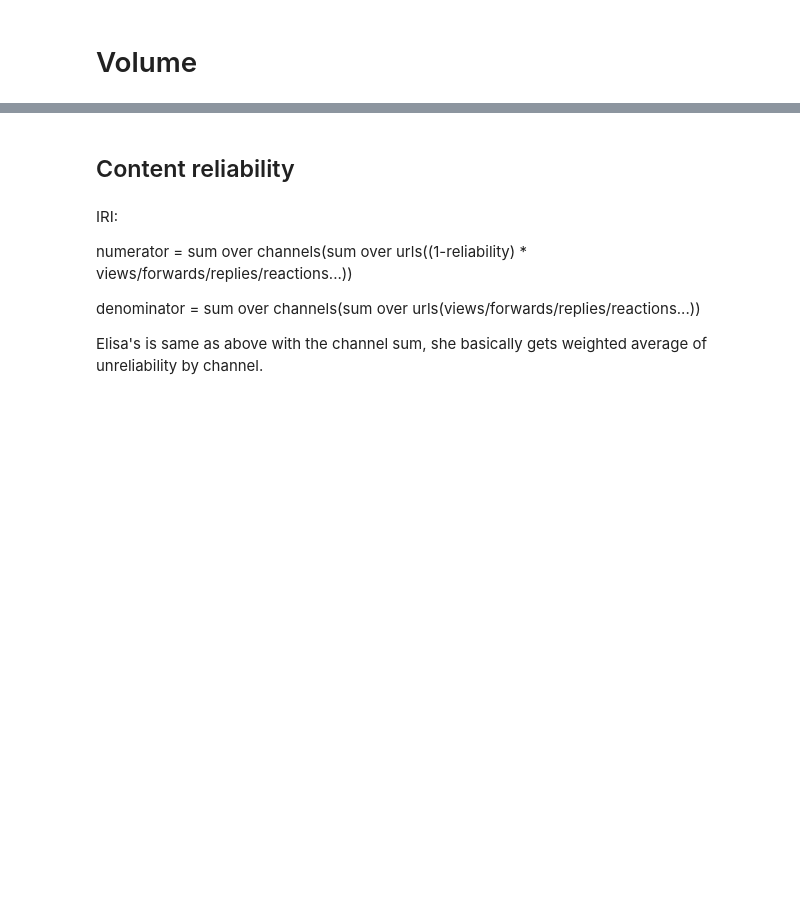
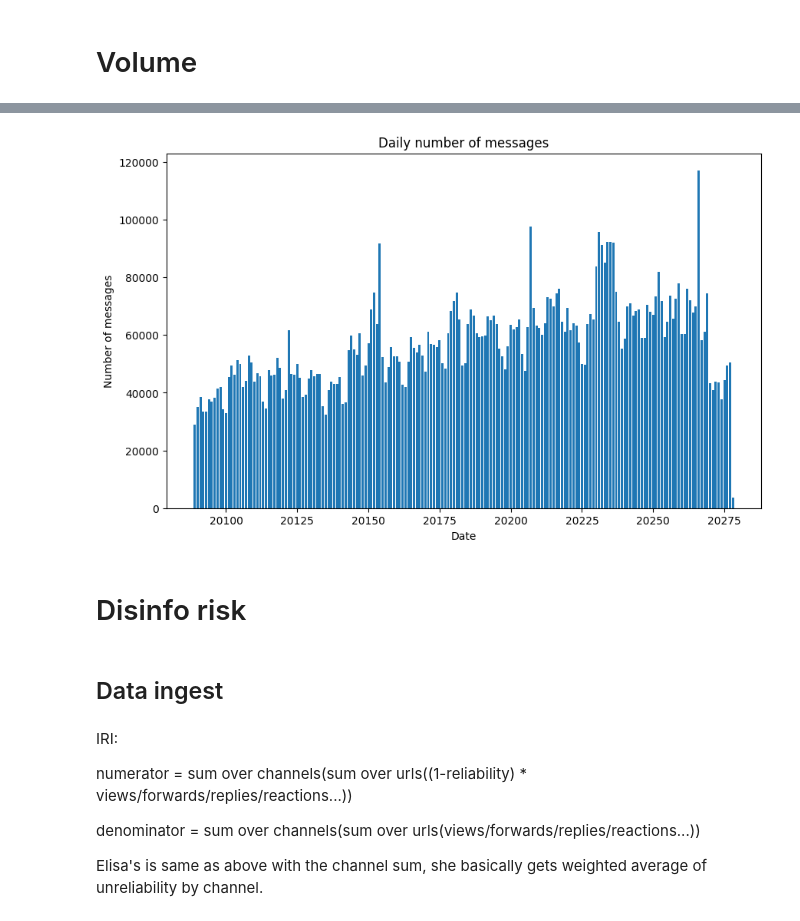
Before and after one commit to TLouf/AI4trust-observatory, a Jupyter notebook: viz.ipynb, the cells around one changed output, grey strips where cells are left out. Saved outputs shown, nothing was run; the diff lists cells and outputs as text; code cells hidden in the pictures; blank space fills up the shorter version.

```diff
--- a/viz.ipynb
+++ b/viz.ipynb
@@ -35,6 +37,41 @@ import ai4trust_observatory as obs
 # %%
 TRINO_HOST=os.environ.get("TRINO_HOST")
 TRINO_USER=os.environ.get("TRINO_USER")
+# %%
+def _json_default(value):
+    if isinstance(value, (dt.datetime, dt.date)):
+        return value.isoformat()
+    else:
+        return repr(value)
+
+
+def save_dict(d, path):
+    path.write_text(json.dumps(d, default=_json_default))
+
+
+def load_dict(path):
+    plot_d = json.loads(path.read_text())
+    return plot_d
+
+
+def df_from_data_d(data_d):
+    return pl.DataFrame(data_d, schema_overrides={"date": pl.Datetime})
+
+
+def plot_from_d(plot_d: dict, ax, **kwargs):
+    df = df_from_data_d(plot_d["data"])
+    if plot_d["chart_type"] == "bar":
+        ax.bar(x=plot_d["x_data"], height=plot_d["y_data"], data=df, **kwargs)
+    elif plot_d["chart_type"] == "line":
+        ax.plot(x=plot_d["x_data"], y=plot_d["y_data"], data=df, **kwargs)
+    elif plot_d["chart_type"] == "scatter":
+        ax.scatter(x=plot_d["x_data"], y=plot_d["y_data"], data=df, **kwargs)
+    ax.set_xlabel(plot_d.get("xlabel"))
+    ax.set_ylabel(plot_d.get("ylabel"))
+    ax.set_title(plot_d.get("title"))
+    ax.set_xscale(plot_d.get("yscale", "linear"))
+    ax.set_yscale(plot_d.get("xscale", "linear"))
+    return ax
 # %%
 with trino.dbapi.connect(host=TRINO_HOST, user=TRINO_USER, catalog='iceberg') as conn:
     cur = conn.cursor()
@@ -91,0 +136,2 @@ fig.show()
+# %%
+plot_path = Path('daily_message_counts.json')
@@ -92,5 +149,14 @@ fig.show()
+# %%
+plot_d = load_dict(plot_path)
+fig, ax = plt.subplots(figsize=(10, 6))
+ax = plot_from_d(plot_d, ax)
+fig.show()
+# %% [output]
+[figure, added]
 # %% [markdown]
-## Content reliability
+# Disinfo risk
+# %% [markdown]
+## Data ingest
 # %%
 query = "select * from news.lasser_dq_scores"
 domains = obs.db_utils.df_from_db(query, catalog='db').rename({'pc1': 'reliability'})
```
Also changed, not shown: parts of 21 cells of this notebook.
